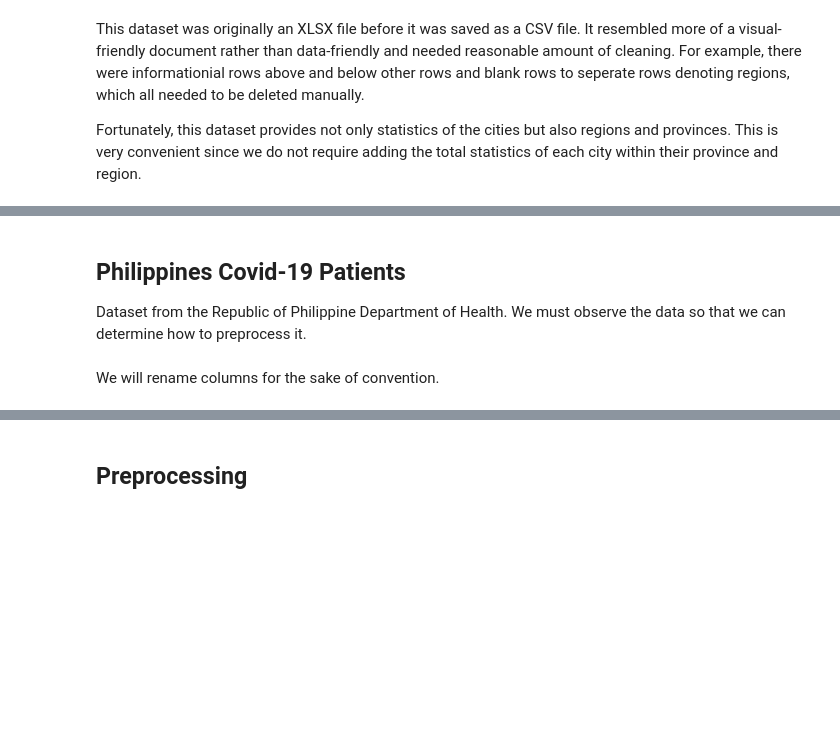
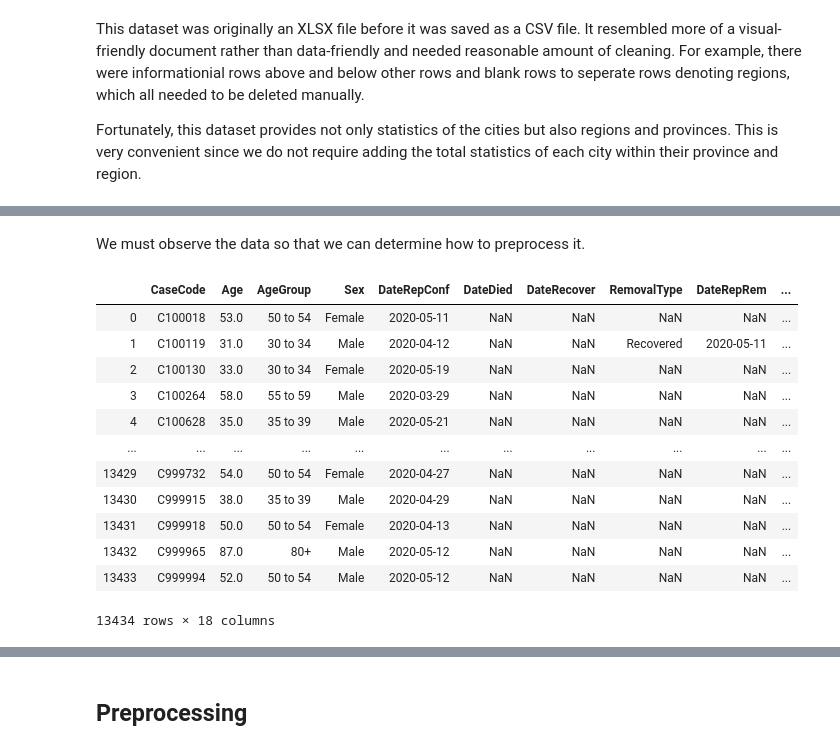
Before and after one commit to yvan-burrie-jcu/cv19, a Jupyter notebook: philippines.ipynb, the cells around one changed output, grey strips where cells are left out. Cells and saved outputs as stored; diff of their text form; code cells hidden in the pictures; blank space fills up the shorter version.

```diff
--- a/philippines.ipynb
+++ b/philippines.ipynb
@@ -244,3 +117,2 @@ plt.scatter(data["Population"], data["LandArea"])
 # %% [markdown]
-## Philippines Covid-19 Patients
-Dataset from the Republic of Philippine Department of Health. We must observe the data so that we can determine how to preprocess it.
+We must observe the data so that we can determine how to preprocess it.
@@ -251,2 +118,0 @@ describe(data)
-# %% [markdown]
-We will rename columns for the sake of convention.
@@ -259,3 +119,19 @@ data.rename(columns)
+# %%
+display(data)
+# %% [output]
+|  | CaseCode | Age | AgeGroup | Sex | DateRepConf | DateDied | DateRecover | RemovalType | DateRepRem | ... |
+| 0 | C100018 | 53.0 | 50 to 54 | Female | 2020-05-11 | NaN | NaN | NaN | NaN | ... |
+| 1 | C100119 | 31.0 | 30 to 34 | Male | 2020-04-12 | NaN | NaN | Recovered | 2020-05-11 | ... |
+| 2 | C100130 | 33.0 | 30 to 34 | Female | 2020-05-19 | NaN | NaN | NaN | NaN | ... |
+| 3 | C100264 | 58.0 | 55 to 59 | Male | 2020-03-29 | NaN | NaN | NaN | NaN | ... |
+| 4 | C100628 | 35.0 | 35 to 39 | Male | 2020-05-21 | NaN | NaN | NaN | NaN | ... |
+| ... | ... | ... | ... | ... | ... | ... | ... | ... | ... | ... |
+| 13429 | C999732 | 54.0 | 50 to 54 | Female | 2020-04-27 | NaN | NaN | NaN | NaN | ... |
+| 13430 | C999915 | 38.0 | 35 to 39 | Male | 2020-04-29 | NaN | NaN | NaN | NaN | ... |
+| 13431 | C999918 | 50.0 | 50 to 54 | Female | 2020-04-13 | NaN | NaN | NaN | NaN | ... |
+| 13432 | C999965 | 87.0 | 80+ | Male | 2020-05-12 | NaN | NaN | NaN | NaN | ... |
+| 13433 | C999994 | 52.0 | 50 to 54 | Male | 2020-05-12 | NaN | NaN | NaN | NaN | ... |
+13434 rows × 18 columns
 # %%
 data["RegionRes"] = data["RegionRes"].fillna("")
 data["ProvRes"] = data["ProvRes"].fillna("")
```
Also changed, not shown: parts of 43 cells of this notebook, 6 other files.
